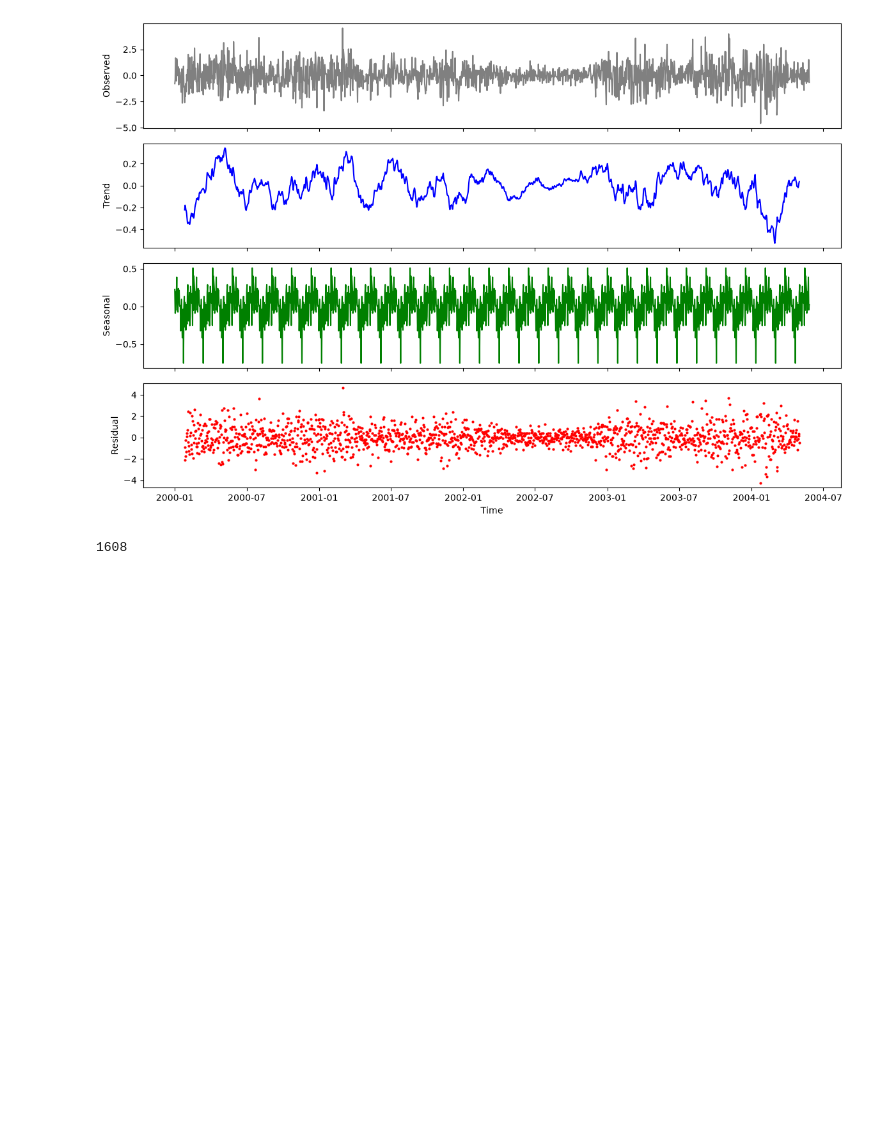
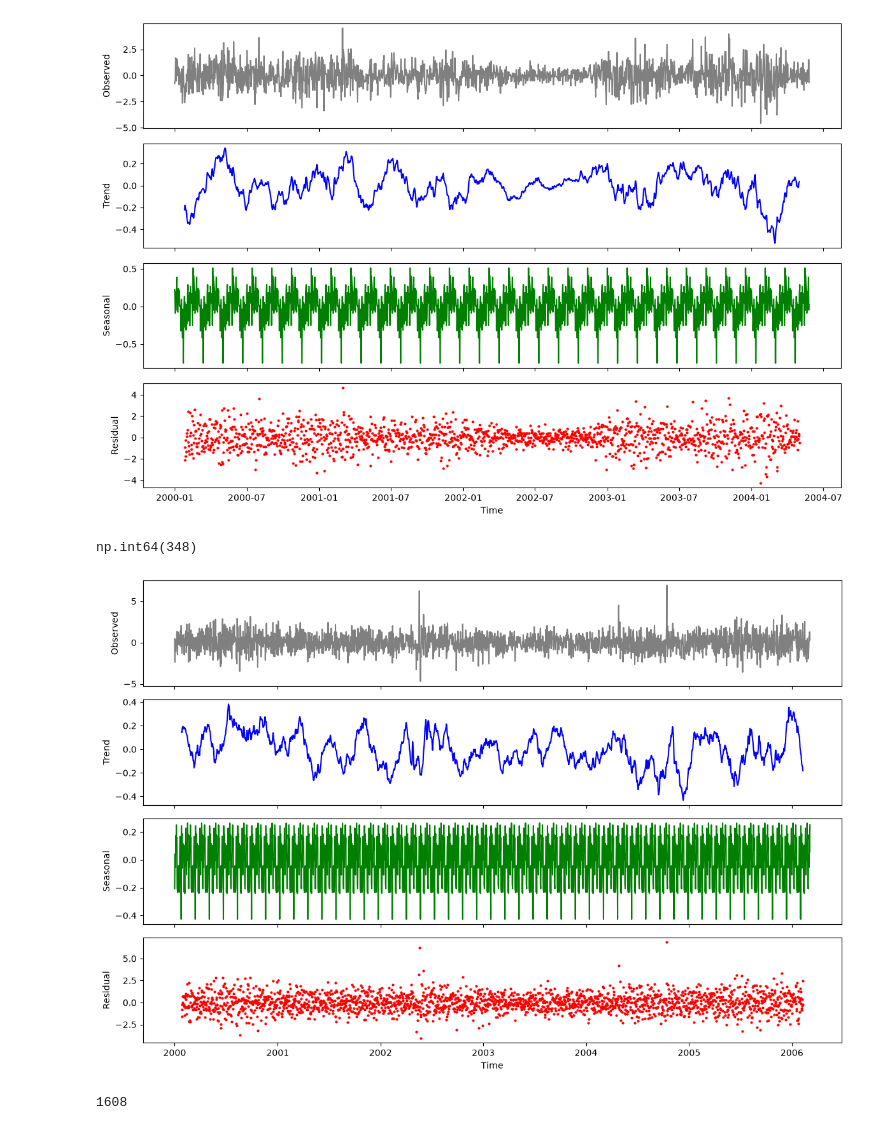
Before and after one commit to SkepticMusafir/breakdown, a Jupyter notebook: files/fourier_transform.ipynb, the cells around one changed output. Drawn from its saved outputs; the diff is of its cells as text; code cells hidden in the pictures; blank space fills up the shorter version.

Commit message:
adding more decomposition

```diff
--- a/files/fourier_transform.ipynb
+++ b/files/fourier_transform.ipynb
@@ -141,6 +162,50 @@ plt.tight_layout()
 plt.show()
 # %% [output]
 [figure]
+# %%
+train_data[110][3]
+# %% [output]
+np.int64(348)
+# %%
+temp_data = list(train_data[110][1]) + list(train_data[110][2])
+
+time_series_data = pd.Series(
+    temp_data,
+    index=pd.date_range(start="2000-01-01", periods=len(temp_data), freq="D")
+)
+
+decomposition = seasonal_decompose(
+    time_series_data,
+    model="additive",   # switch from multiplicative — your values go negative
+    period=50            # set explicitly; freq="D" alone won't tell it the cycle length
+)
+
+
+trend    = decomposition.trend
+seasonal = decomposition.seasonal
+residual = decomposition.resid
+
+import matplotlib.pyplot as plt
+
+fig, axes = plt.subplots(4, 1, figsize=(12, 8), sharex=True)
+
+axes[0].plot(time_series_data, color='gray')
+axes[0].set_ylabel('Observed')
+
+axes[1].plot(trend, color='blue')
+axes[1].set_ylabel('Trend')
+
+axes[2].plot(seasonal, color='green')
+axes[2].set_ylabel('Seasonal')
+
+axes[3].plot(residual, color='red', marker='o', linestyle='none', markersize=2)
+axes[3].set_ylabel('Residual')
+axes[3].set_xlabel('Time')
+
+plt.tight_layout()
+plt.show()
+# %% [output]
+[figure, added]
 # %%
 from scipy.fft import fft, fftfreq
 # %%
```
Also changed, not shown: parts of 6 cells of this notebook.
